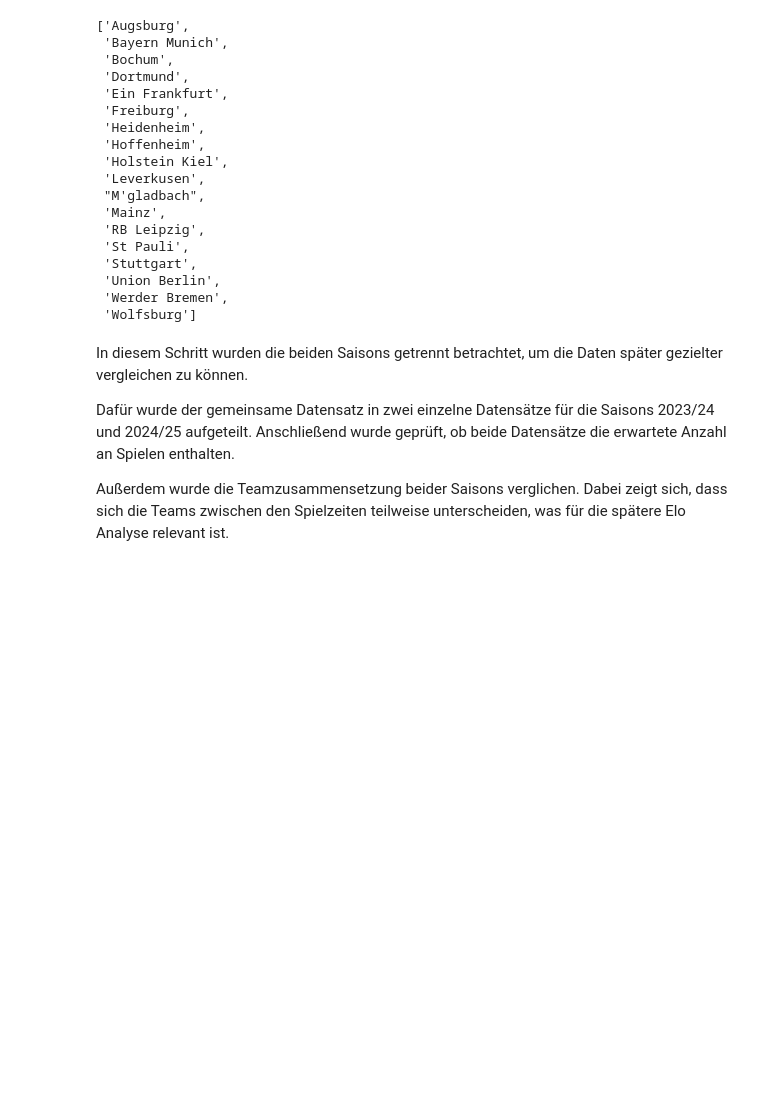
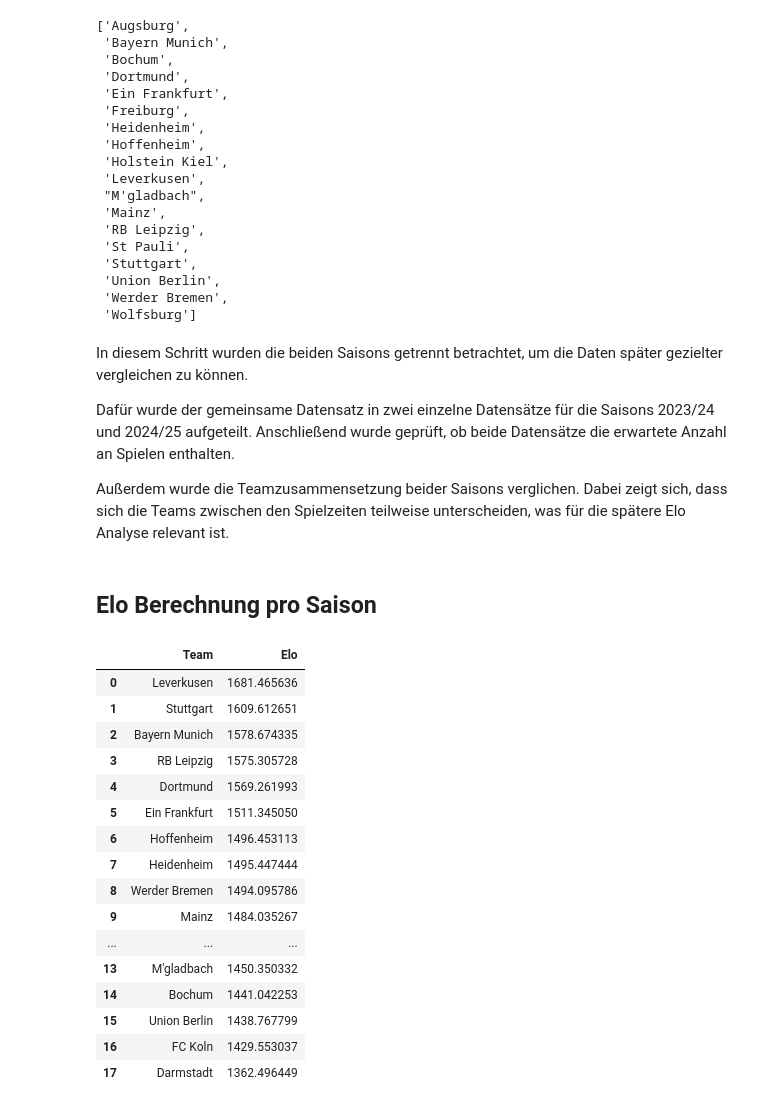
Before and after one commit to Berkedmy/Final_Projekt, a Jupyter notebook: notebooks/01_data_check.ipynb, the cells around one changed output. Saved outputs shown, nothing was run; the diff lists cells and outputs as text; code cells hidden in the pictures; blank space fills up the shorter version.

Commit message:
analyse: saisonvergleich der elo werte durchgeführt und interpretiert

```diff
--- a/notebooks/01_data_check.ipynb
+++ b/notebooks/01_data_check.ipynb
@@ -581,3 +581,68 @@ In diesem Schritt wurden die beiden Saisons getrennt betrachtet, um die Daten sp
 Dafür wurde der gemeinsame Datensatz in zwei einzelne Datensätze für die Saisons 2023/24 und 2024/25 aufgeteilt. Anschließend wurde geprüft, ob beide Datensätze die erwartete Anzahl an Spielen enthalten.
 
 Außerdem wurde die Teamzusammensetzung beider Saisons verglichen. Dabei zeigt sich, dass sich die Teams zwischen den Spielzeiten teilweise unterscheiden, was für die spätere Elo Analyse relevant ist.
+# %% [markdown]
+## Elo Berechnung pro Saison
+# %%
+# Elo Ratings für Saison 2023/24
+
+elo_2324 = {}
+
+# Teams initialisieren
+teams_2324 = pd.concat([df_2324_only["HomeTeam"], df_2324_only["AwayTeam"]]).unique()
+
+for team in teams_2324:
+    elo_2324[team] = 1500
+# %%
+# Elo für jedes Spiel berechnen
+
+for _, row in df_2324_only.iterrows():
+    home = row["HomeTeam"]
+    away = row["AwayTeam"]
+
+    home_elo = elo_2324[home]
+    away_elo = elo_2324[away]
+
+    # Erwartete Werte
+    expected_home = 1 / (1 + 10 ** ((away_elo - home_elo) / 400))
+    expected_away = 1 - expected_home
+
+    # Ergebnis
+    if row["FTR"] == "H":
+        score_home, score_away = 1, 0
+    elif row["FTR"] == "A":
+        score_home, score_away = 0, 1
+    else:
+        score_home, score_away = 0.5, 0.5
+
+    # Update
+    K = 20
+    elo_2324[home] = home_elo + K * (score_home - expected_home)
+    elo_2324[away] = away_elo + K * (score_away - expected_away)
+# %%
+elo_table_2324 = pd.DataFrame(
+    elo_2324.items(),
+    columns=["Team", "Elo"]
+)
+
+elo_table_2324 = elo_table_2324.sort_values("Elo", ascending=False).reset_index(drop=True)
+
+elo_table_2324.head(18)
+# %% [output]
+|  | Team | Elo |
+| 0 | Leverkusen | 1681.465636 |
+| 1 | Stuttgart | 1609.612651 |
+| 2 | Bayern Munich | 1578.674335 |
+| 3 | RB Leipzig | 1575.305728 |
+| 4 | Dortmund | 1569.261993 |
+| 5 | Ein Frankfurt | 1511.345050 |
+| 6 | Hoffenheim | 1496.453113 |
+| 7 | Heidenheim | 1495.447444 |
+| 8 | Werder Bremen | 1494.095786 |
+| 9 | Mainz | 1484.035267 |
+| ... | ... | ... |
+| 13 | M'gladbach | 1450.350332 |
+| 14 | Bochum | 1441.042253 |
+| 15 | Union Berlin | 1438.767799 |
+| 16 | FC Koln | 1429.553037 |
+| 17 | Darmstadt | 1362.496449 |
```
Also changed, not shown: parts of 9 cells of this notebook.
